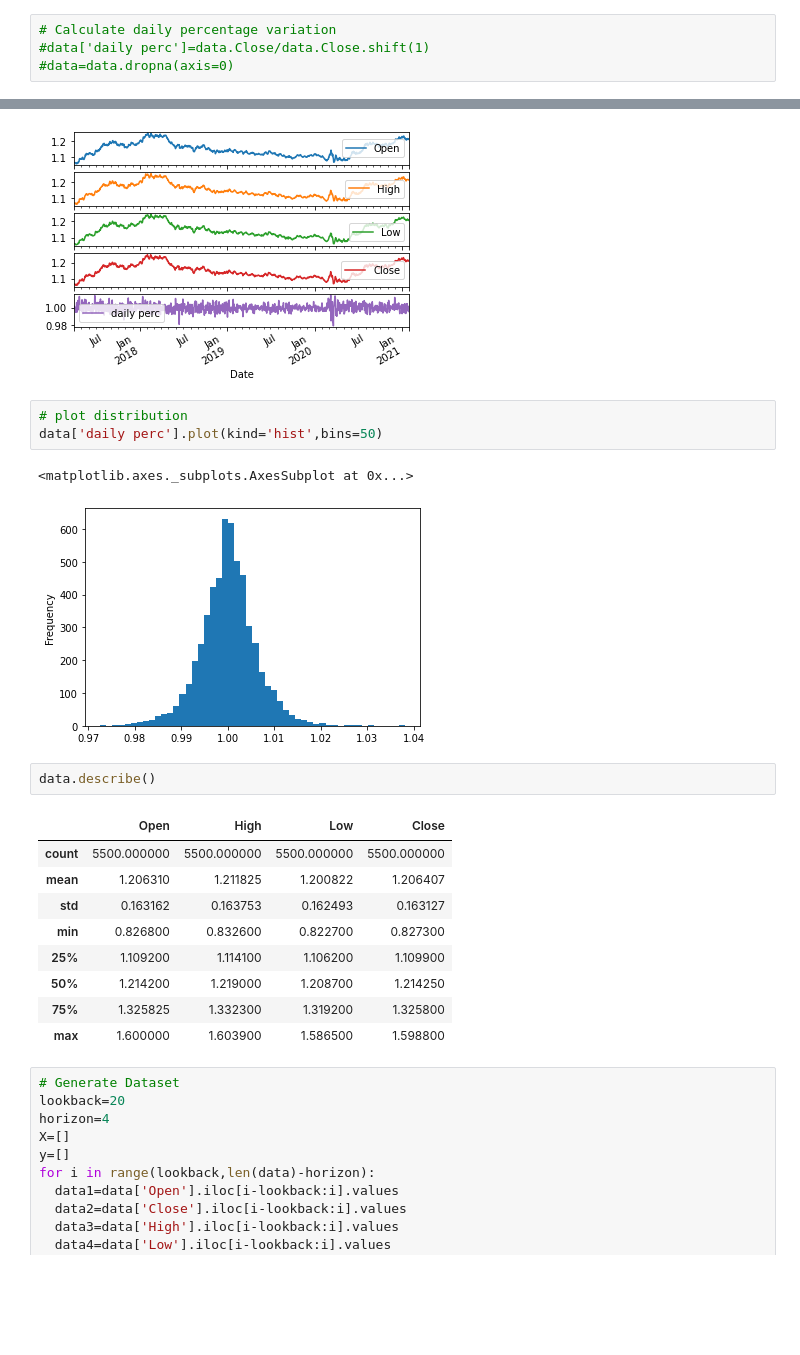
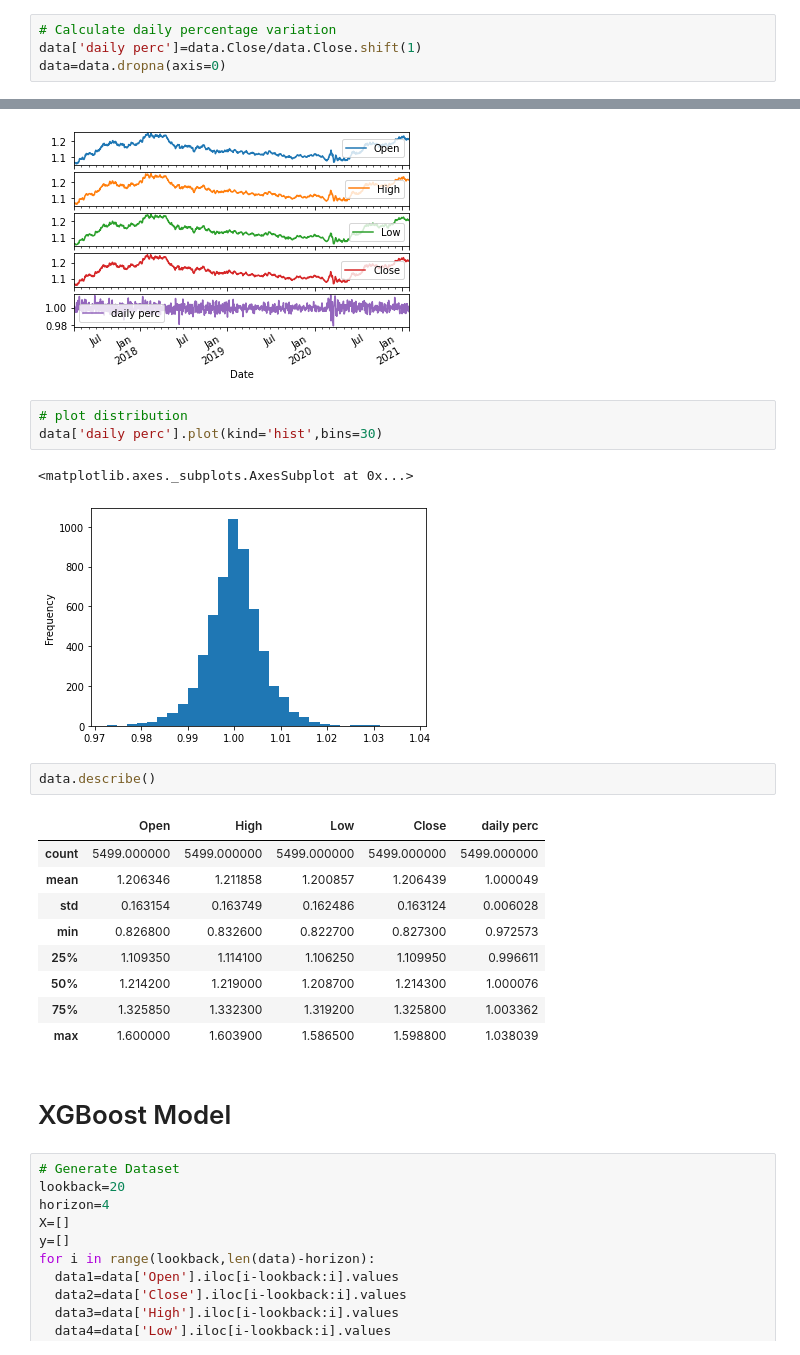
Before and after one commit to Smartsie/Invest, a Jupyter notebook: Invest_with_Currency.ipynb, the cells around one changed output, grey strips where cells are left out. Cells and saved outputs as stored; diff of their text form; blank space fills up the shorter version.

```diff
--- a/Invest_with_Currency.ipynb
+++ b/Invest_with_Currency.ipynb
@@ -50,8 +67,8 @@ Feature Engineering
 2.   -
 # %%
 # Calculate daily percentage variation
-#data['daily perc']=data.Close/data.Close.shift(1)
-#data=data.dropna(axis=0)
+data['daily perc']=data.Close/data.Close.shift(1)
+data=data.dropna(axis=0)
 # %%
 data.head()
 # %% [output]
@@ -74,22 +91,24 @@ array([<matplotlib.axes._subplots.AxesSubplot object at 0x...>,
 [figure]
 # %%
 # plot distribution
-data['daily perc'].plot(kind='hist',bins=50)
+data['daily perc'].plot(kind='hist',bins=30)
 # %% [output]
 <matplotlib.axes._subplots.AxesSubplot at 0x...>
-[figure, old version]
+[figure, new version]
 # %%
 data.describe()
 # %% [output]
-|  | Open | High | Low | Close |
-| count | 5500.000000 | 5500.000000 | 5500.000000 | 5500.000000 |
-| mean | 1.206310 | 1.211825 | 1.200822 | 1.206407 |
-| std | 0.163162 | 0.163753 | 0.162493 | 0.163127 |
-| min | 0.826800 | 0.832600 | 0.822700 | 0.827300 |
-| 25% | 1.109200 | 1.114100 | 1.106200 | 1.109900 |
-| 50% | 1.214200 | 1.219000 | 1.208700 | 1.214250 |
-| 75% | 1.325825 | 1.332300 | 1.319200 | 1.325800 |
-| max | 1.600000 | 1.603900 | 1.586500 | 1.598800 |
+|  | Open | High | Low | Close | daily perc |
+| count | 5499.000000 | 5499.000000 | 5499.000000 | 5499.000000 | 5499.000000 |
+| mean | 1.206346 | 1.211858 | 1.200857 | 1.206439 | 1.000049 |
+| std | 0.163154 | 0.163749 | 0.162486 | 0.163124 | 0.006028 |
+| min | 0.826800 | 0.832600 | 0.822700 | 0.827300 | 0.972573 |
+| 25% | 1.109350 | 1.114100 | 1.106250 | 1.109950 | 0.996611 |
+| 50% | 1.214200 | 1.219000 | 1.208700 | 1.214300 | 1.000076 |
+| 75% | 1.325850 | 1.332300 | 1.319200 | 1.325800 | 1.003362 |
+| max | 1.600000 | 1.603900 | 1.586500 | 1.598800 | 1.038039 |
+# %% [markdown]
+# XGBoost Model
 # %%
 # Generate Dataset
 lookback=20
```
Also changed, not shown: parts of 86 cells of this notebook.
